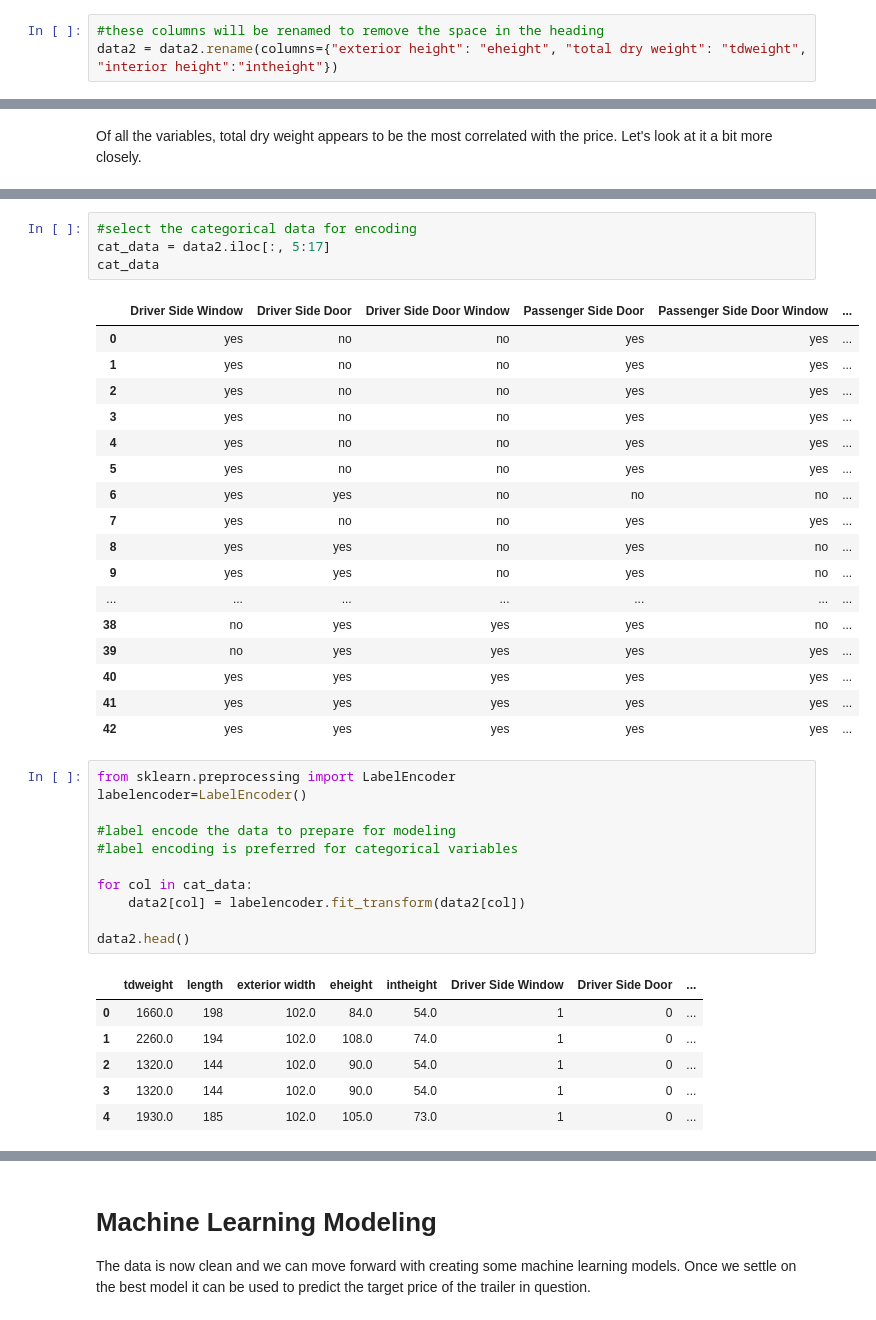
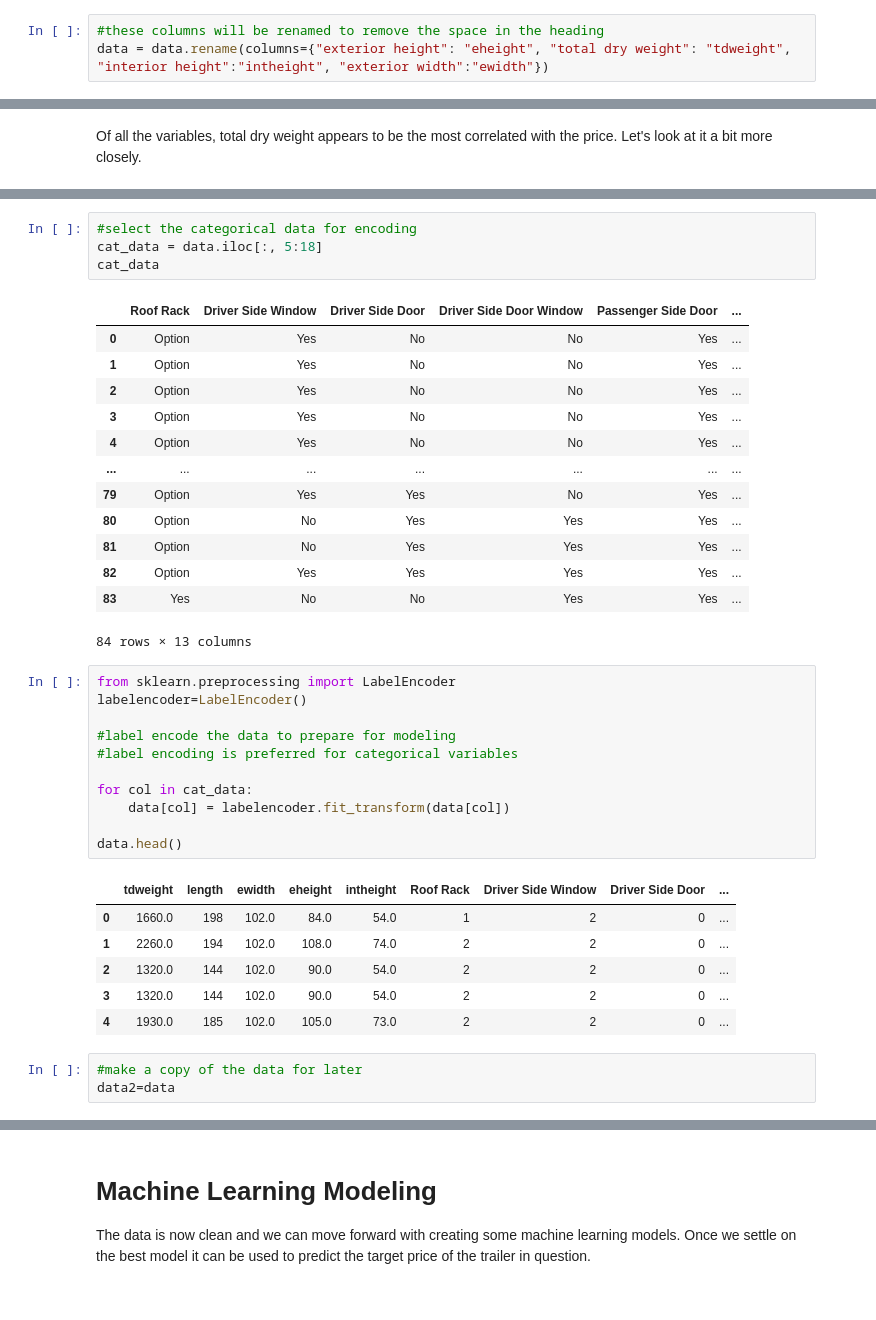
Before and after one commit to blue-quark/trailer_price_regression, a Jupyter notebook: trailer-price-regression.ipynb, the cells around one changed output, grey strips where cells are left out. Cells and saved outputs as stored; diff of their text form.

```diff
--- a/trailer-price-regression.ipynb
+++ b/trailer-price-regression.ipynb
@@ -163,3 +162,3 @@ data2.shape
 # %%
 #these columns will be renamed to remove the space in the heading
-data2 = data2.rename(columns={"exterior height": "eheight", "total dry weight": "tdweight", "interior height":"intheight"})
+data = data.rename(columns={"exterior height": "eheight", "total dry weight": "tdweight", "interior height":"intheight", "exterior width":"ewidth"})
@@ -201,25 +224,21 @@ There are still 3 missing values, but it is missing because these trailers are s
 # %%
 #select the categorical data for encoding
-cat_data = data2.iloc[:, 5:17]
+cat_data = data.iloc[:, 5:18]
 cat_data
 # %% [output]
-|  | Driver Side Window | Driver Side Door | Driver Side Door Window | Passenger Side Door | Passenger Side Door Window | ... |
-| 0 | yes | no | no | yes | yes | ... |
-| 1 | yes | no | no | yes | yes | ... |
-| 2 | yes | no | no | yes | yes | ... |
-| 3 | yes | no | no | yes | yes | ... |
-| 4 | yes | no | no | yes | yes | ... |
-| 5 | yes | no | no | yes | yes | ... |
-| 6 | yes | yes | no | no | no | ... |
-| 7 | yes | no | no | yes | yes | ... |
-| 8 | yes | yes | no | yes | no | ... |
-| 9 | yes | yes | no | yes | no | ... |
+|  | Roof Rack | Driver Side Window | Driver Side Door | Driver Side Door Window | Passenger Side Door | ... |
+| 0 | Option | Yes | No | No | Yes | ... |
+| 1 | Option | Yes | No | No | Yes | ... |
+| 2 | Option | Yes | No | No | Yes | ... |
+| 3 | Option | Yes | No | No | Yes | ... |
+| 4 | Option | Yes | No | No | Yes | ... |
 | ... | ... | ... | ... | ... | ... | ... |
-| 38 | no | yes | yes | yes | no | ... |
-| 39 | no | yes | yes | yes | yes | ... |
-| 40 | yes | yes | yes | yes | yes | ... |
-| 41 | yes | yes | yes | yes | yes | ... |
-| 42 | yes | yes | yes | yes | yes | ... |
+| 79 | Option | Yes | Yes | No | Yes | ... |
+| 80 | Option | No | Yes | Yes | Yes | ... |
+| 81 | Option | No | Yes | Yes | Yes | ... |
+| 82 | Option | Yes | Yes | Yes | Yes | ... |
+| 83 | Yes | No | No | Yes | Yes | ... |
+84 rows × 13 columns
 # %%
 from sklearn.preprocessing import LabelEncoder
 labelencoder=LabelEncoder()
@@ -228,16 +247,19 @@ labelencoder=LabelEncoder()
 #label encoding is preferred for categorical variables
 
 for col in cat_data:
-    data2[col] = labelencoder.fit_transform(data2[col])
+    data[col] = labelencoder.fit_transform(data[col])
 
-data2.head()
+data.head()
 # %% [output]
-|  | tdweight | length | exterior width | eheight | intheight | Driver Side Window | Driver Side Door | ... |
-| 0 | 1660.0 | 198 | 102.0 | 84.0 | 54.0 | 1 | 0 | ... |
-| 1 | 2260.0 | 194 | 102.0 | 108.0 | 74.0 | 1 | 0 | ... |
-| 2 | 1320.0 | 144 | 102.0 | 90.0 | 54.0 | 1 | 0 | ... |
-| 3 | 1320.0 | 144 | 102.0 | 90.0 | 54.0 | 1 | 0 | ... |
-| 4 | 1930.0 | 185 | 102.0 | 105.0 | 73.0 | 1 | 0 | ... |
+|  | tdweight | length | ewidth | eheight | intheight | Roof Rack | Driver Side Window | Driver Side Door | ... |
+| 0 | 1660.0 | 198 | 102.0 | 84.0 | 54.0 | 1 | 2 | 0 | ... |
+| 1 | 2260.0 | 194 | 102.0 | 108.0 | 74.0 | 2 | 2 | 0 | ... |
+| 2 | 1320.0 | 144 | 102.0 | 90.0 | 54.0 | 2 | 2 | 0 | ... |
+| 3 | 1320.0 | 144 | 102.0 | 90.0 | 54.0 | 2 | 2 | 0 | ... |
+| 4 | 1930.0 | 185 | 102.0 | 105.0 | 73.0 | 2 | 2 | 0 | ... |
+# %%
+#make a copy of the data for later
+data2=data
 # %%
 corr=data2.corr()
 corr
```
Also changed, not shown: parts of 37 cells of this notebook.
